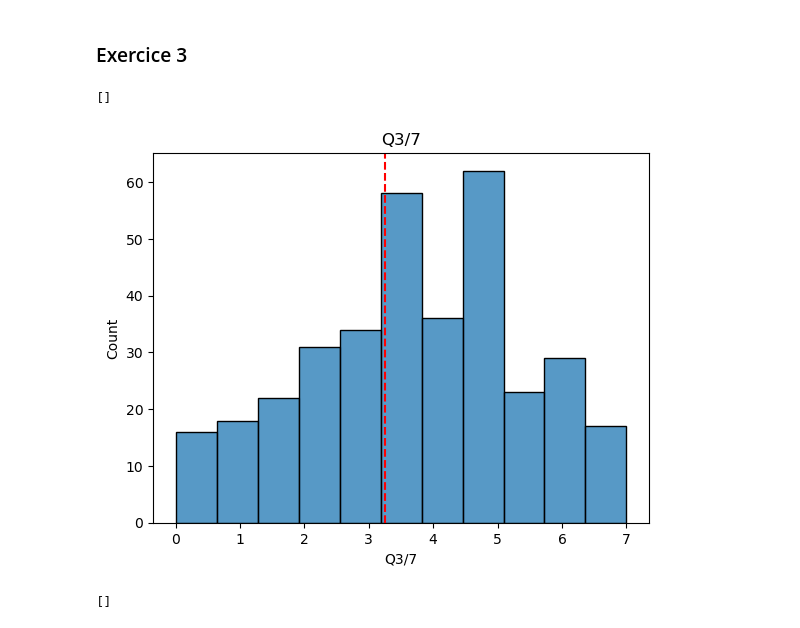
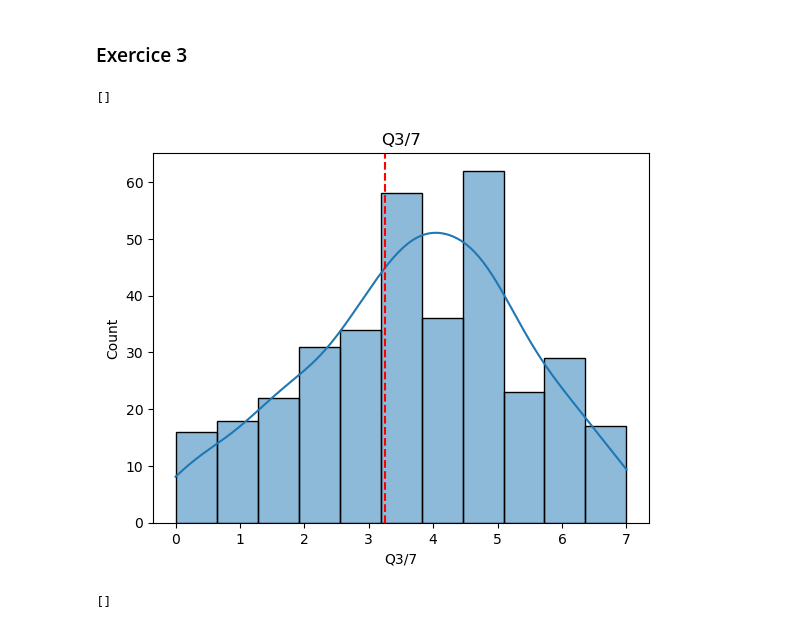
Before and after one commit to yoannbtn/PolyMTL, a Jupyter notebook: src/ssh3201_intra_a22.ipynb, the cells around one changed output. Drawn from its saved outputs; the diff is of its cells as text; code cells hidden in the pictures.

```diff
--- a/src/ssh3201_intra_a22.ipynb
+++ b/src/ssh3201_intra_a22.ipynb
@@ -112,13 +112,13 @@ You are in the top 24.6 %
 # %% [markdown]
 ### Exercice 3
 # %%
-sns.histplot(data["Q3/7"])
+sns.histplot(data["Q3/7"], kde = True)
 plt.axvline(x = grade["Q3/7"], c = "r", linestyle = "dashed")
 plt.title("Q3/7")
 plt.plot()
 # %% [output]
 []
-[figure, old version]
+[figure, new version]
 # %%
 sns.boxplot(data["Q3/7"])
 plt.axvline(x = grade["Q3/7"], c = "r", linestyle = "dashed")
```
Also changed, not shown: parts of 3 cells of this notebook.
